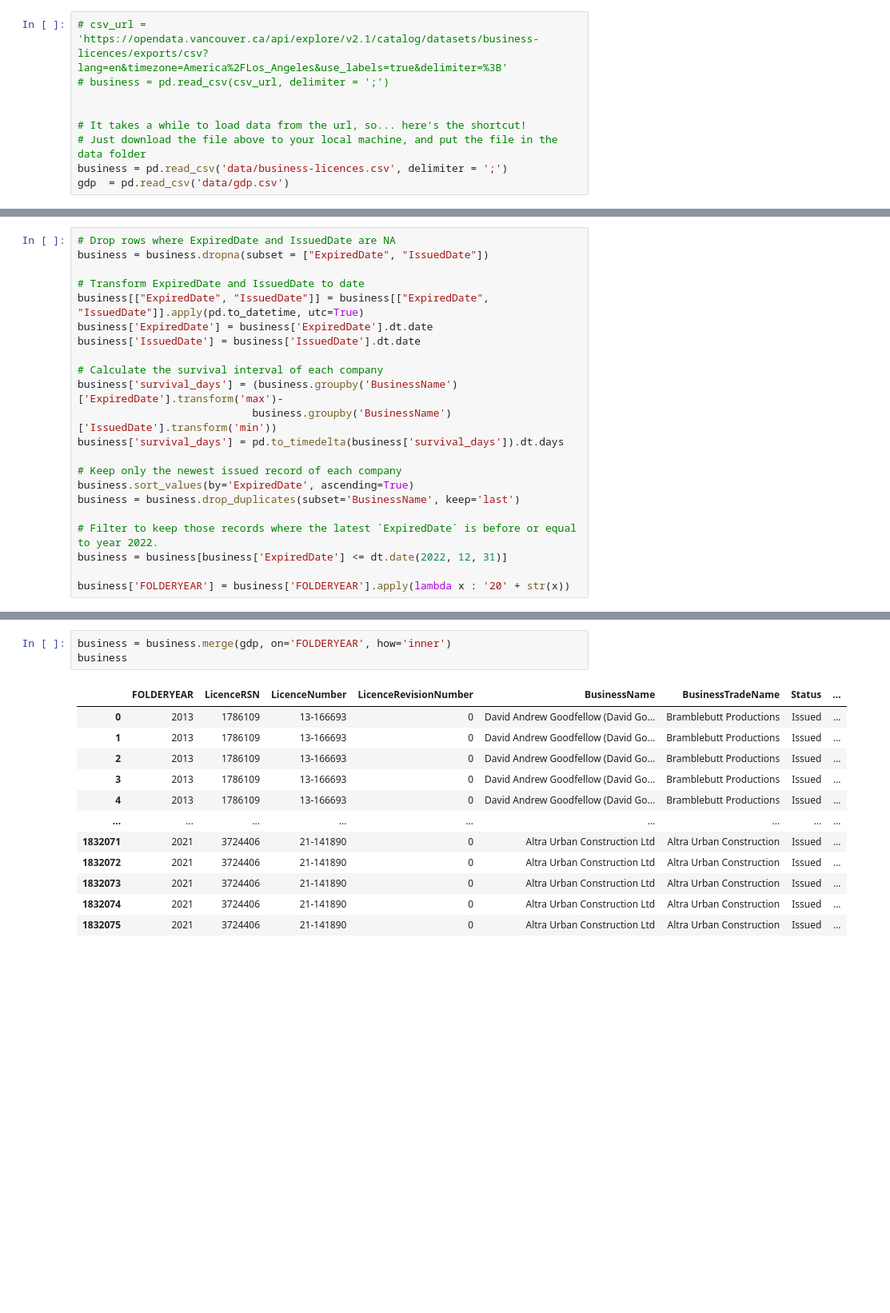
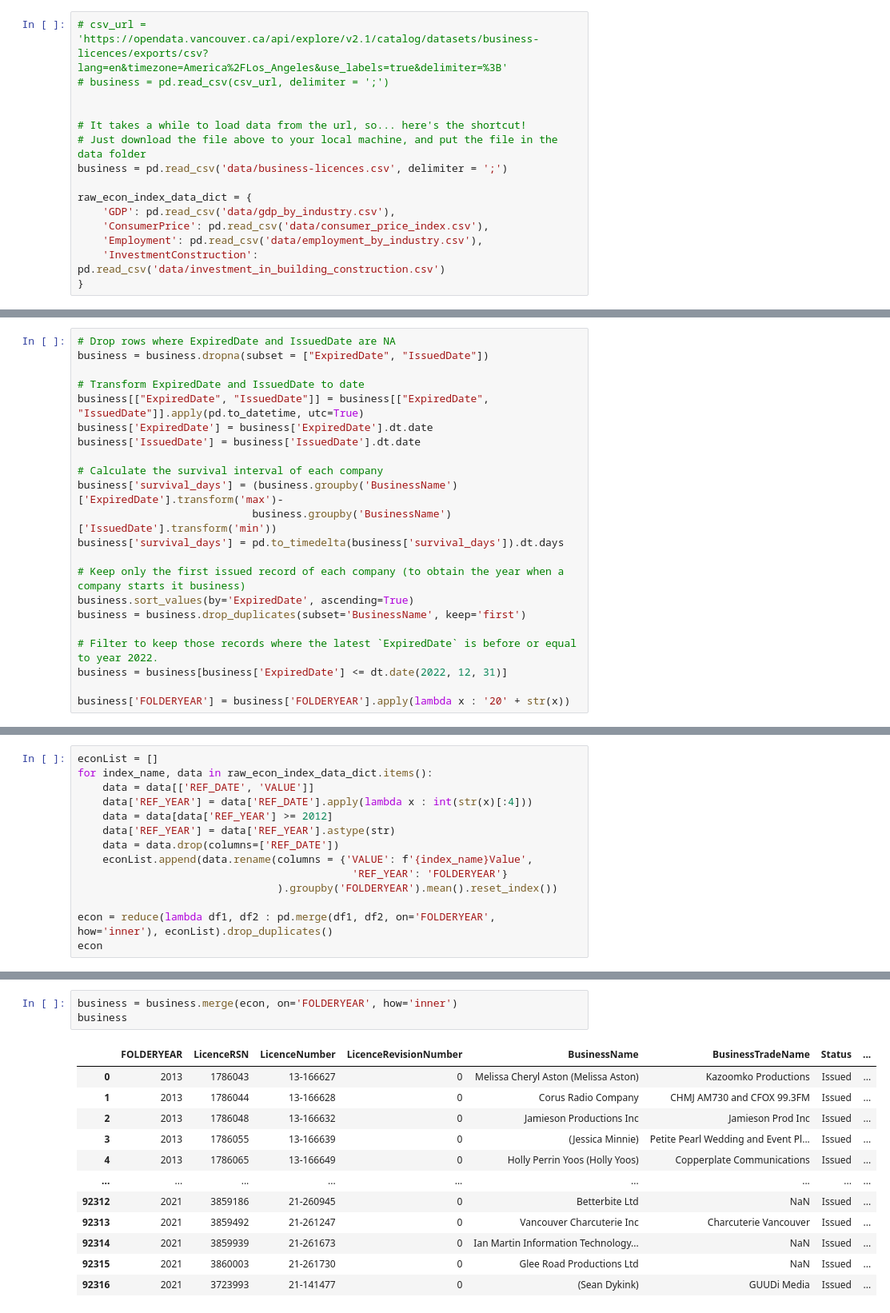
Before and after one commit to UBC-MDS/New_Businesses_Survival_Prediction, a Jupyter notebook: milestone1_draft_preprocess.ipynb, the cells around one changed output, grey strips where cells are left out. Shown at 80% size. Saved outputs shown, nothing was run; the diff lists cells and outputs as text; blank space fills up the shorter version.

Commit message:
cleaning  all economics data

```diff
--- a/milestone1_draft_preprocess.ipynb
+++ b/milestone1_draft_preprocess.ipynb
@@ -20,7 +21,13 @@ import matplotlib.pyplot as plt
 # It takes a while to load data from the url, so... here's the shortcut!
 # Just download the file above to your local machine, and put the file in the data folder
 business = pd.read_csv('data/business-licences.csv', delimiter = ';')
-gdp  = pd.read_csv('data/gdp.csv')
+
+raw_econ_index_data_dict = {
+    'GDP': pd.read_csv('data/gdp_by_industry.csv'),
+    'ConsumerPrice': pd.read_csv('data/consumer_price_index.csv'),
+    'Employment': pd.read_csv('data/employment_by_industry.csv'),
+    'InvestmentConstruction': pd.read_csv('data/investment_in_building_construction.csv')
+}
 # %% [markdown]
 ## Preprocessing
 # %% [markdown]
@@ -44,9 +51,9 @@ business['survival_days'] = (business.groupby('BusinessName')['ExpiredDate'].tra
                             business.groupby('BusinessName')['IssuedDate'].transform('min'))
 business['survival_days'] = pd.to_timedelta(business['survival_days']).dt.days
 
-# Keep only the newest issued record of each company
+# Keep only the first issued record of each company (to obtain the year when a company starts it business)
 business.sort_values(by='ExpiredDate', ascending=True)
-business = business.drop_duplicates(subset='BusinessName', keep='last')
+business = business.drop_duplicates(subset='BusinessName', keep='first')
 
 # Filter to keep those records where the latest `ExpiredDate` is before or equal to year 2022.
 business = business[business['ExpiredDate'] <= dt.date(2022, 12, 31)]
@@ -69,0 +70,14 @@ gdp = gdp.rename(columns = {'VALUE': 'GdpValue', 'REF_YEAR': 'FOLDERYEAR'})
+# %%
+econList = []
+for index_name, data in raw_econ_index_data_dict.items():
+    data = data[['REF_DATE', 'VALUE']]
+    data['REF_YEAR'] = data['REF_DATE'].apply(lambda x : int(str(x)[:4]))
+    data = data[data['REF_YEAR'] >= 2012]
+    data['REF_YEAR'] = data['REF_YEAR'].astype(str)
+    data = data.drop(columns=['REF_DATE'])
+    econList.append(data.rename(columns = {'VALUE': f'{index_name}Value',
+                                            'REF_YEAR': 'FOLDERYEAR'}
+                                ).groupby('FOLDERYEAR').mean().reset_index())
+
+econ = reduce(lambda df1, df2 : pd.merge(df1, df2, on='FOLDERYEAR', how='inner'), econList).drop_duplicates()
+econ
@@ -74,16 +122,16 @@ gdp = gdp.rename(columns = {'VALUE': 'GdpValue', 'REF_YEAR': 'FOLDERYEAR'})
 # %%
-business = business.merge(gdp, on='FOLDERYEAR', how='inner')
+business = business.merge(econ, on='FOLDERYEAR', how='inner')
 business
 # %% [output]
 |  | FOLDERYEAR | LicenceRSN | LicenceNumber | LicenceRevisionNumber | BusinessName | BusinessTradeName | Status | ... |
-| 0 | 2013 | 1786109 | 13-166693 | 0 | David Andrew Goodfellow (David Go... | Bramblebutt Productions | Issued | ... |
-| 1 | 2013 | 1786109 | 13-166693 | 0 | David Andrew Goodfellow (David Go... | Bramblebutt Productions | Issued | ... |
-| 2 | 2013 | 1786109 | 13-166693 | 0 | David Andrew Goodfellow (David Go... | Bramblebutt Productions | Issued | ... |
-| 3 | 2013 | 1786109 | 13-166693 | 0 | David Andrew Goodfellow (David Go... | Bramblebutt Productions | Issued | ... |
-| 4 | 2013 | 1786109 | 13-166693 | 0 | David Andrew Goodfellow (David Go... | Bramblebutt Productions | Issued | ... |
+| 0 | 2013 | 1786043 | 13-166627 | 0 | Melissa Cheryl Aston (Melissa Aston) | Kazoomko Productions | Issued | ... |
+| 1 | 2013 | 1786044 | 13-166628 | 0 | Corus Radio Company | CHMJ AM730 and CFOX 99.3FM | Issued | ... |
+| 2 | 2013 | 1786048 | 13-166632 | 0 | Jamieson Productions Inc | Jamieson Prod Inc | Issued | ... |
+| 3 | 2013 | 1786055 | 13-166639 | 0 | (Jessica Minnie) | Petite Pearl Wedding and Event Pl... | Issued | ... |
+| 4 | 2013 | 1786065 | 13-166649 | 0 | Holly Perrin Yoos (Holly Yoos) | Copperplate Communications | Issued | ... |
 | ... | ... | ... | ... | ... | ... | ... | ... | ... |
-| 1832071 | 2021 | 3724406 | 21-141890 | 0 | Altra Urban Construction Ltd | Altra Urban Construction | Issued | ... |
-| 1832072 | 2021 | 3724406 | 21-141890 | 0 | Altra Urban Construction Ltd | Altra Urban Construction | Issued | ... |
-| 1832073 | 2021 | 3724406 | 21-141890 | 0 | Altra Urban Construction Ltd | Altra Urban Construction | Issued | ... |
-| 1832074 | 2021 | 3724406 | 21-141890 | 0 | Altra Urban Construction Ltd | Altra Urban Construction | Issued | ... |
-| 1832075 | 2021 | 3724406 | 21-141890 | 0 | Altra Urban Construction Ltd | Altra Urban Construction | Issued | ... |
+| 92312 | 2021 | 3859186 | 21-260945 | 0 | Betterbite Ltd | NaN | Issued | ... |
+| 92313 | 2021 | 3859492 | 21-261247 | 0 | Vancouver Charcuterie Inc | Charcuterie Vancouver | Issued | ... |
+| 92314 | 2021 | 3859939 | 21-261673 | 0 | Ian Martin Information Technology... | NaN | Issued | ... |
+| 92315 | 2021 | 3860003 | 21-261730 | 0 | Glee Road Productions Ltd | NaN | Issued | ... |
+| 92316 | 2021 | 3723993 | 21-141477 | 0 | (Sean Dykink) | GUUDi Media | Issued | ... |
```
Also changed, not shown: parts of 7 cells of this notebook, 1 other file.
